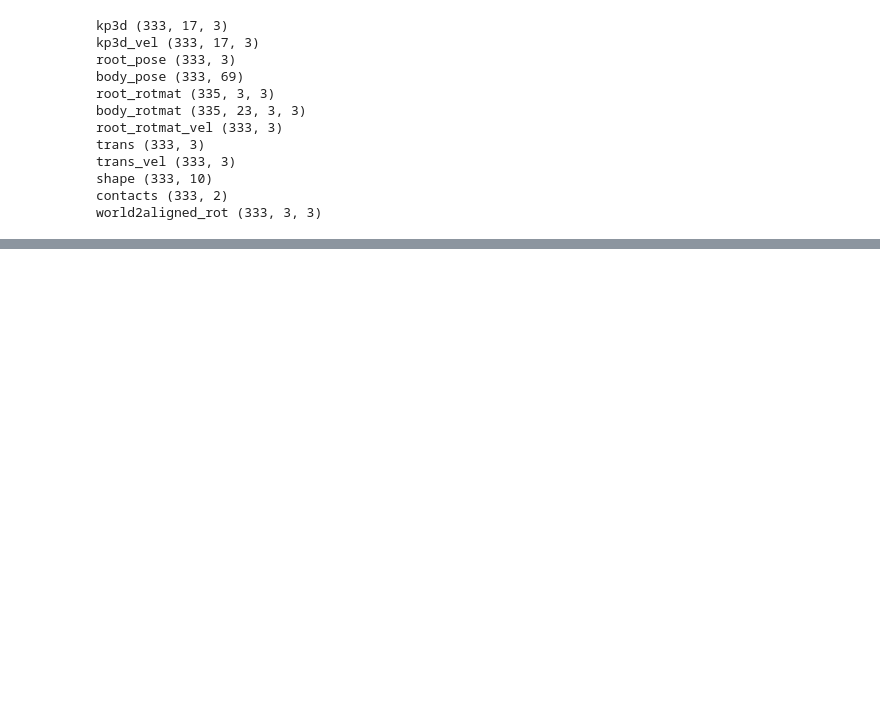
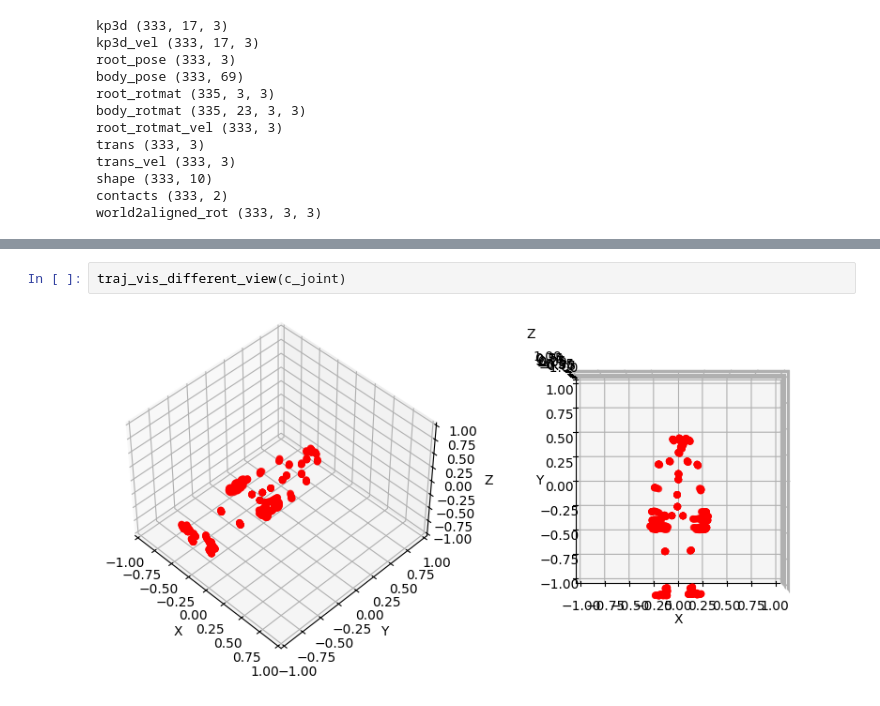
Before and after one commit to Sunggggggg/VQTraj, a Jupyter notebook: test.ipynb, the cells around one changed output, grey strips where cells are left out. Saved outputs shown, nothing was run; the diff lists cells and outputs as text; blank space fills up the shorter version.

```diff
--- a/test.ipynb
+++ b/test.ipynb
@@ -47,0 +107,4 @@ Chunk 12: [902, 903, 904, 905, 906, 907, 908, 909, 910, 911, 912, 913, 914, 915,
+# %%
+traj_vis_different_view(c_joint)
+# %% [output]
+[figure, added]
```
Also changed, not shown: parts of 8 cells of this notebook, 33 other files.
